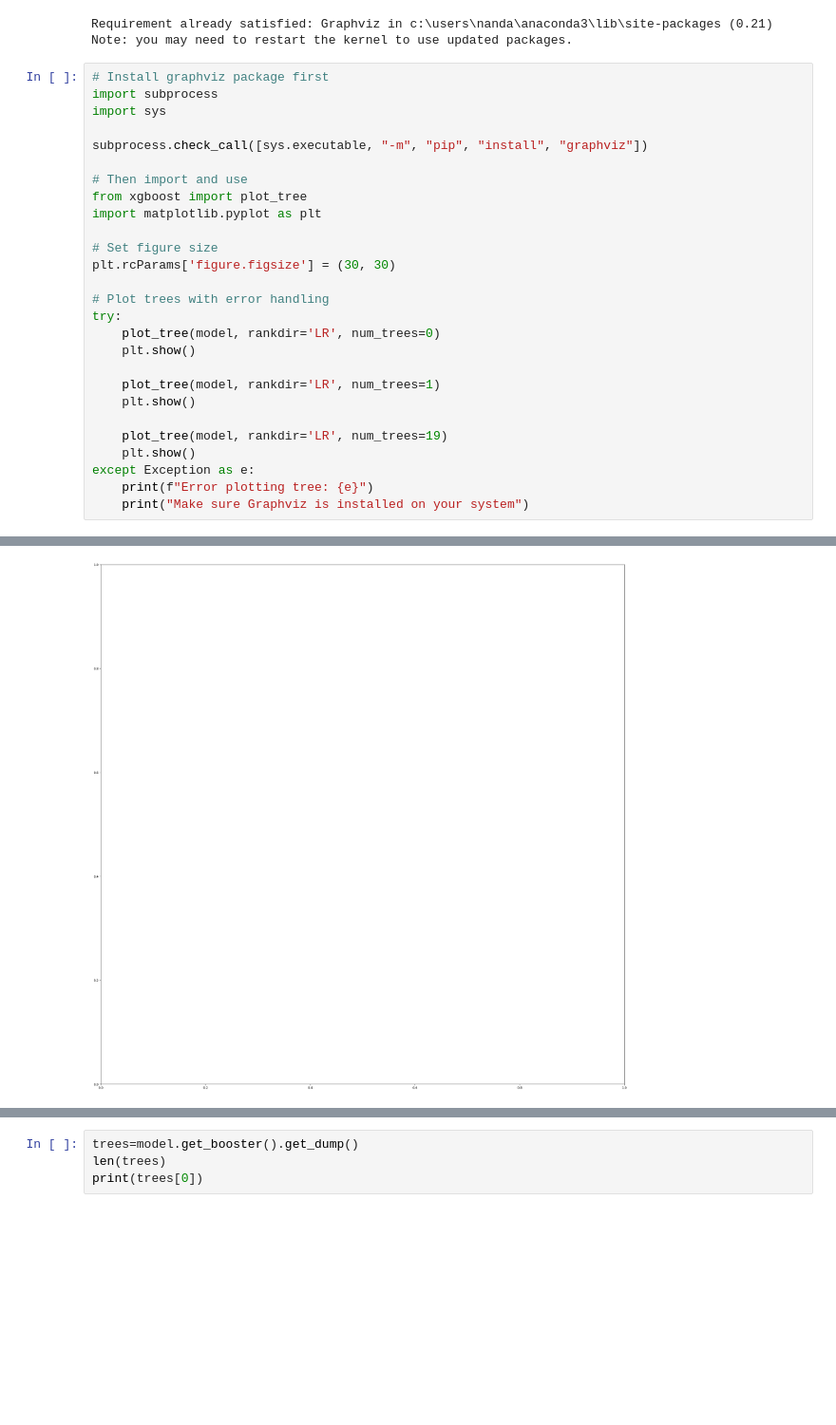
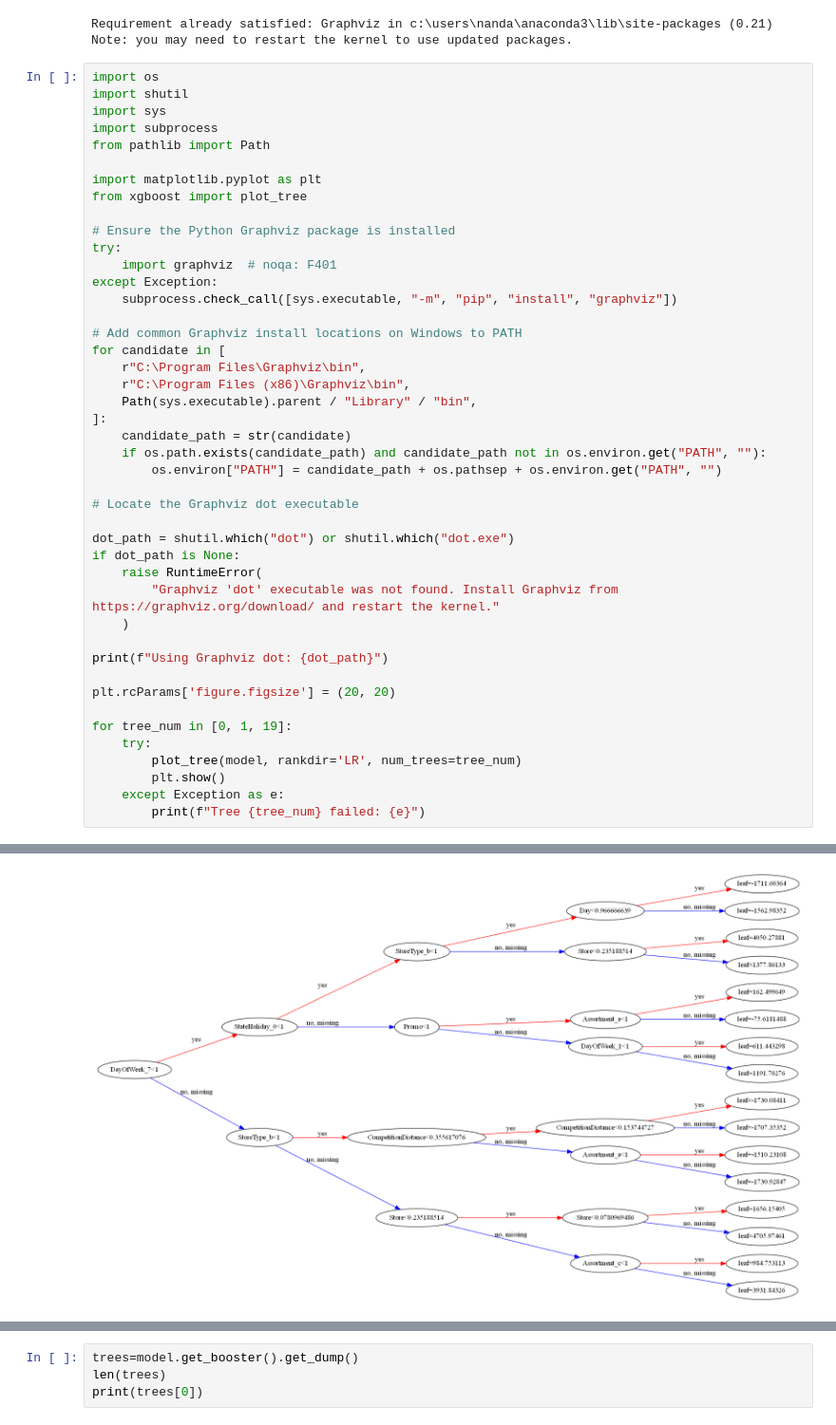
Before and after one commit to raghuvir1012/-Rossman-Sales-Prediction-Model, a Jupyter notebook: rossman_ml.ipynb, the cells around one changed output, grey strips where cells are left out. Shown at 95% size. Cells and saved outputs as stored; diff of their text form; blank space fills up the shorter version.

Commit message:
Fixed error with graph that wasnt displaying

```diff
--- a/rossman_ml.ipynb
+++ b/rossman_ml.ipynb
@@ -212,30 +212,47 @@ pip install Graphviz
 Requirement already satisfied: Graphviz in c:\users\nanda\anaconda3\lib\site-packages (0.21)
 Note: you may need to restart the kernel to use updated packages.
 # %%
-# Install graphviz package first
+import os
+import shutil
+import sys
 import subprocess
-import sys
+from pathlib import Path
 
-subprocess.check_call([sys.executable, "-m", "pip", "install", "graphviz"])
+import matplotlib.pyplot as plt
+from xgboost import plot_tree
 
-# Then import and use
-from xgboost import plot_tree
-import matplotlib.pyplot as plt
+# Ensure the Python Graphviz package is installed
+try:
+    import graphviz  # noqa: F401
+except Exception:
+    subprocess.check_call([sys.executable, "-m", "pip", "install", "graphviz"])
 
-# Set figure size
-plt.rcParams['figure.figsize'] = (30, 30)
+# Add common Graphviz install locations on Windows to PATH
+for candidate in [
+    r"C:\Program Files\Graphviz\bin",
+    r"C:\Program Files (x86)\Graphviz\bin",
+    Path(sys.executable).parent / "Library" / "bin",
+]:
+    candidate_path = str(candidate)
+    if os.path.exists(candidate_path) and candidate_path not in os.environ.get("PATH", ""):
+        os.environ["PATH"] = candidate_path + os.pathsep + os.environ.get("PATH", "")
 
-# Plot trees with error handling
-try:
-    plot_tree(model, rankdir='LR', num_trees=0)
-    plt.show()
+# Locate the Graphviz dot executable
 
-    plot_tree(model, rankdir='LR', num_trees=1)
-    plt.show()
+dot_path = shutil.which("dot") or shutil.which("dot.exe")
+if dot_path is None:
+    raise RuntimeError(
+        "Graphviz 'dot' executable was not found. Install Graphviz from https://graphviz.org/download/ and restart the kernel."
+    )
 
-    plot_tree(model, rankdir='LR', num_trees=19)
-    plt.show()
-except Exception as e:
-    print(f"Error plotting tree: {e}")
-    print("Make sure Graphviz is installed on your system")
+print(f"Using Graphviz dot: {dot_path}")
+
+plt.rcParams['figure.figsize'] = (20, 20)
+
+for tree_num in [0, 1, 19]:
+    try:
+        plot_tree(model, rankdir='LR', num_trees=tree_num)
+        plt.show()
+    except Exception as e:
+        print(f"Tree {tree_num} failed: {e}")
 # %% [output]
@@ -244 +260 @@ Make sure Graphviz is installed on your system
-[figure, old version]
+[figure, new version]
```
Also changed, not shown: parts of 10 cells of this notebook.
